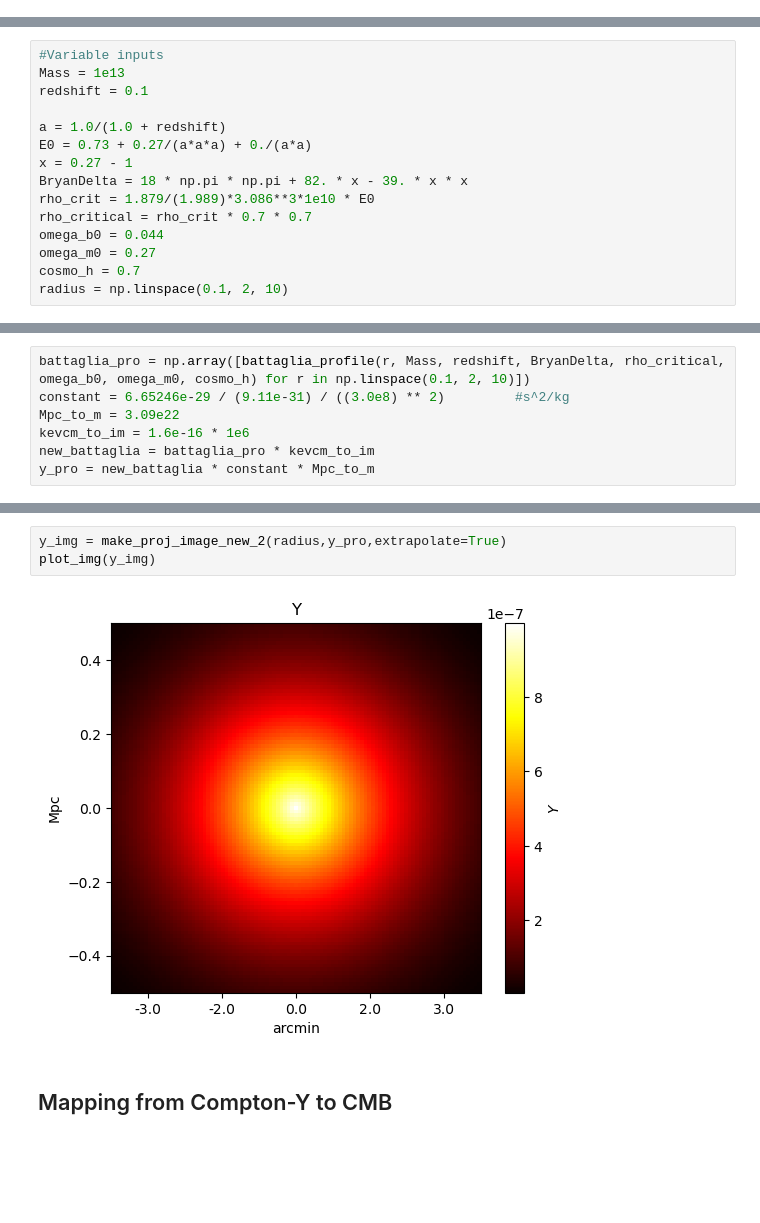
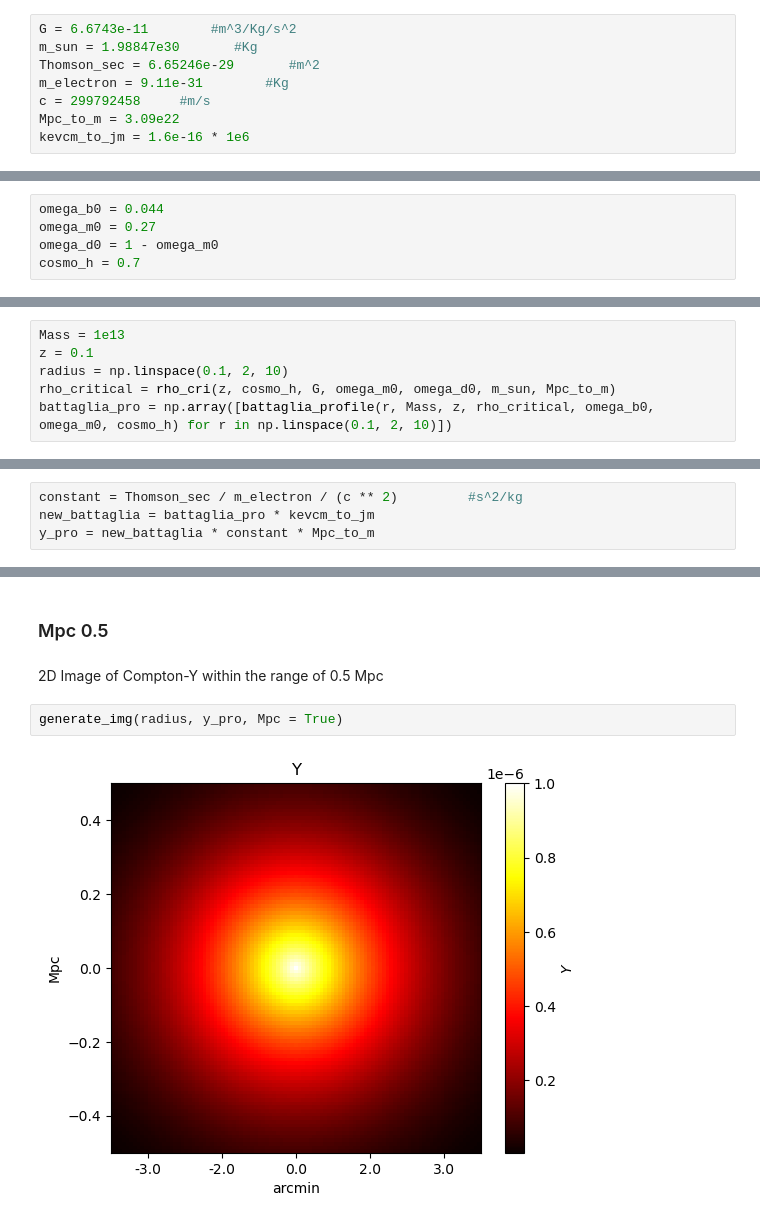
Before and after one commit to deepskies/DeepSZSim, a Jupyter notebook: Simulation_3.ipynb, the cells around one changed output, grey strips where cells are left out. Saved outputs shown, nothing was run; the diff lists cells and outputs as text; blank space fills up the shorter version.

```diff
--- a/Simulation_3.ipynb
+++ b/Simulation_3.ipynb
@@ -115,0 +171,8 @@ def plot_img(image, mode = 1, cmb = 0):
+# %%
+G = 6.6743e-11        #m^3/Kg/s^2
+m_sun = 1.98847e30       #Kg
+Thomson_sec = 6.65246e-29       #m^2
+m_electron = 9.11e-31        #Kg
+c = 299792458     #m/s
+Mpc_to_m = 3.09e22
+kevcm_to_jm = 1.6e-16 * 1e6
@@ -115,0 +181,5 @@ def plot_img(image, mode = 1, cmb = 0):
+# %%
+omega_b0 = 0.044
+omega_m0 = 0.27
+omega_d0 = 1 - omega_m0
+cosmo_h = 0.7
@@ -116,15 +190,6 @@ def plot_img(image, mode = 1, cmb = 0):
 # %%
-#Variable inputs
 Mass = 1e13
-redshift = 0.1
-
-a = 1.0/(1.0 + redshift)
-E0 = 0.73 + 0.27/(a*a*a) + 0./(a*a)
-x = 0.27 - 1
-BryanDelta = 18 * np.pi * np.pi + 82. * x - 39. * x * x
-rho_crit = 1.879/(1.989)*3.086**3*1e10 * E0
-rho_critical = rho_crit * 0.7 * 0.7
-omega_b0 = 0.044
-omega_m0 = 0.27
-cosmo_h = 0.7
+z = 0.1
 radius = np.linspace(0.1, 2, 10)
+rho_critical = rho_cri(z, cosmo_h, G, omega_m0, omega_d0, m_sun, Mpc_to_m)
+battaglia_pro = np.array([battaglia_profile(r, Mass, z, rho_critical, omega_b0, omega_m0, cosmo_h) for r in np.linspace(0.1, 2, 10)])
@@ -131,7 +210,4 @@ radius = np.linspace(0.1, 2, 10)
 # %%
-battaglia_pro = np.array([battaglia_profile(r, Mass, redshift, BryanDelta, rho_critical, omega_b0, omega_m0, cosmo_h) for r in np.linspace(0.1, 2, 10)])
-constant = 6.65246e-29 / (9.11e-31) / ((3.0e8) ** 2)         #s^2/kg
-Mpc_to_m = 3.09e22
-kevcm_to_im = 1.6e-16 * 1e6
-new_battaglia = battaglia_pro * kevcm_to_im
+constant = Thomson_sec / m_electron / (c ** 2)         #s^2/kg
+new_battaglia = battaglia_pro * kevcm_to_jm
 y_pro = new_battaglia * constant * Mpc_to_m
@@ -167,9 +230,10 @@ plot_img(log_image, 0)
 # %% [output]
 [figure]
+# %% [markdown]
+### Mpc 0.5
+# %% [markdown]
+2D Image of Compton-Y within the range of 0.5 Mpc
 # %%
-y_img = make_proj_image_new_2(radius,y_pro,extrapolate=True)
-plot_img(y_img)
+generate_img(radius, y_pro, Mpc = True)
 # %% [output]
-[figure, old version]
+[figure, new version]
-# %% [markdown]
-## Mapping from Compton-Y to CMB
```
Also changed, not shown: parts of 25 cells of this notebook.
